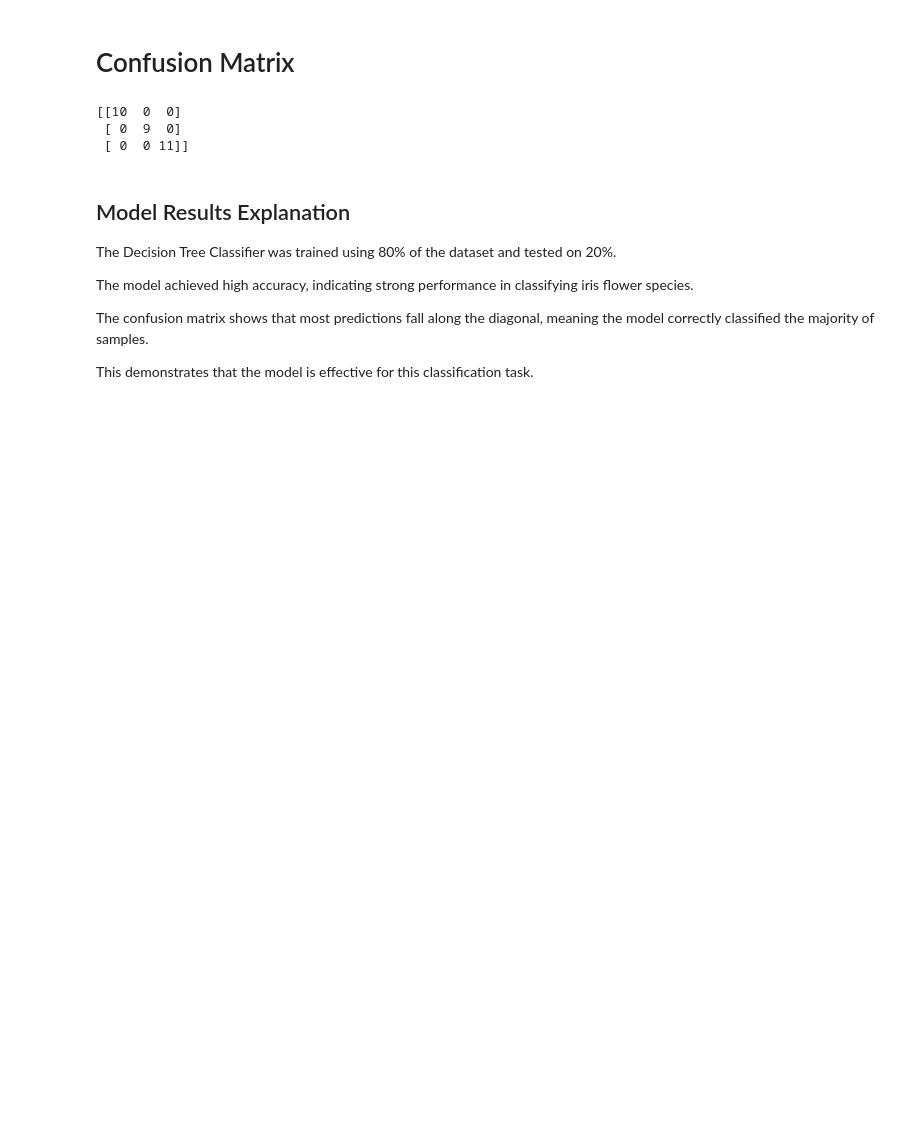
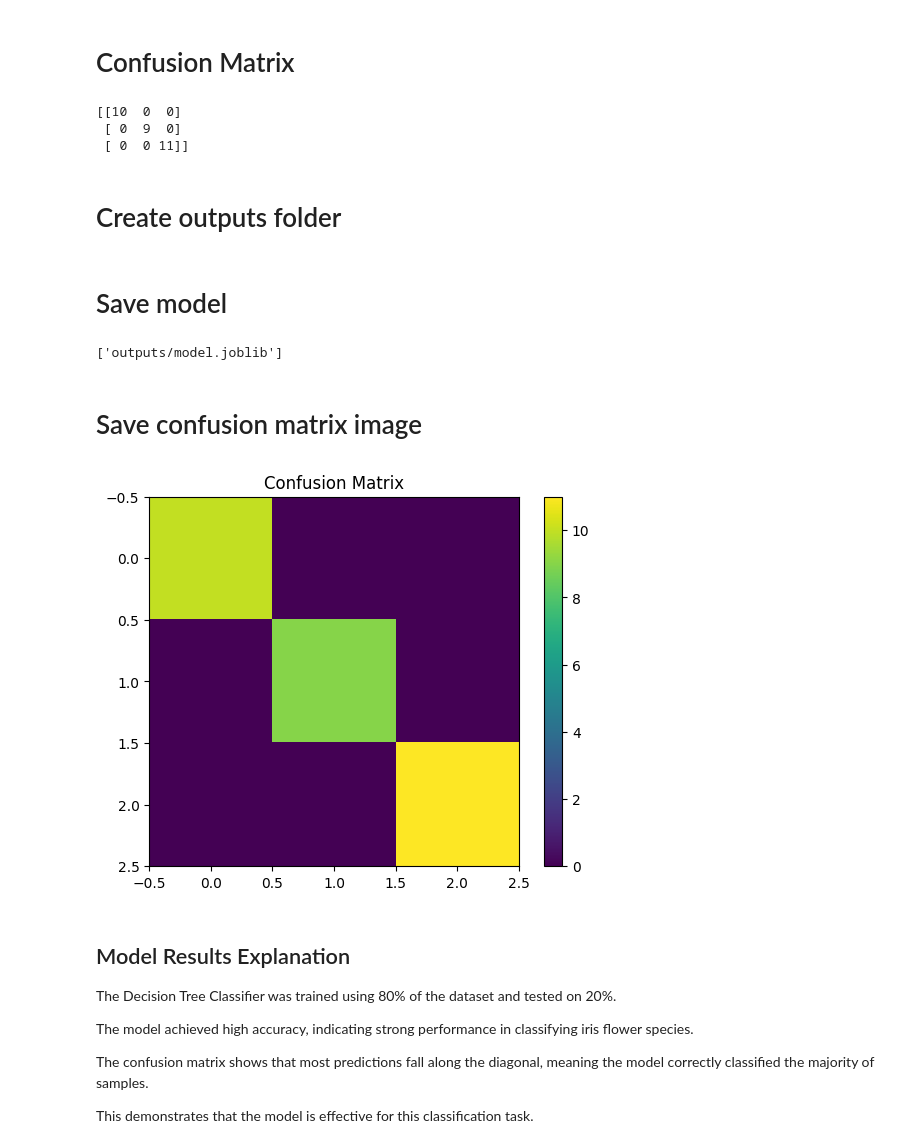
Before and after one commit to zarahussanain-maker/iris-classifier, a Jupyter notebook: notebooks/iris_model.ipynb, the cells around one changed output. Saved outputs shown, nothing was run; the diff lists cells and outputs as text; code cells hidden in the pictures; blank space fills up the shorter version.

Commit message:
update notebooks and add outputs and model.joblib

```diff
--- a/notebooks/iris_model.ipynb
+++ b/notebooks/iris_model.ipynb
@@ -57,3 +57,5 @@ print(cm)
 [[10  0  0]
  [ 0  9  0]
  [ 0  0 11]]
+# %% [markdown]
+# Create outputs folder
@@ -60,3 +64,19 @@ print(cm)
+# %% [markdown]
+# Save model
+# %%
+joblib.dump(model, "outputs/model.joblib")
+# %% [output]
+['outputs/model.joblib']
+# %% [markdown]
+# Save confusion matrix image
+# %%
+plt.figure()
+plt.imshow(cm)
+plt.title("Confusion Matrix")
+plt.colorbar()
+plt.savefig("outputs/confusion_matrix.png")
+# %% [output]
+[figure, added]
 # %% [markdown]
 ## Model Results Explanation
 
```
Also changed, not shown: parts of 1 cell of this notebook, 3 other files.
